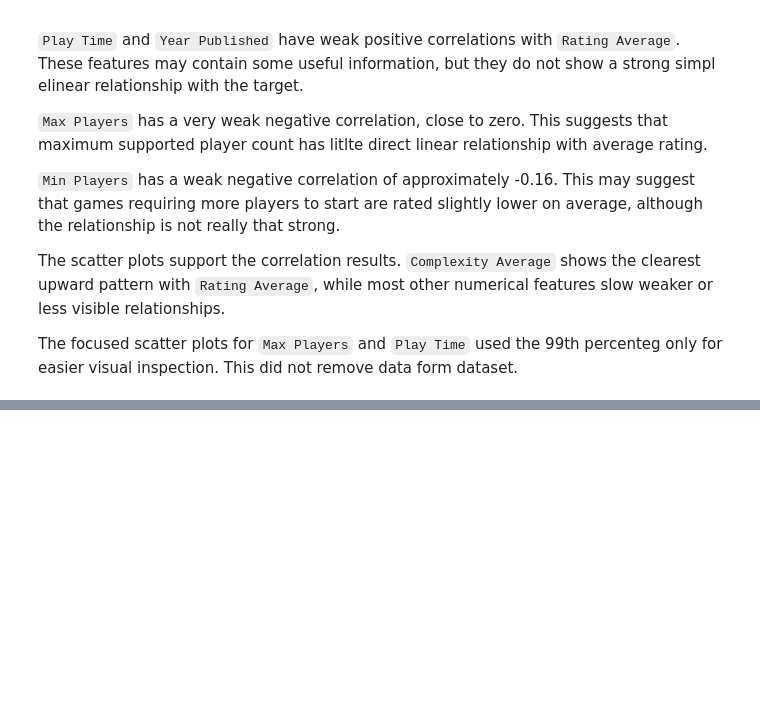
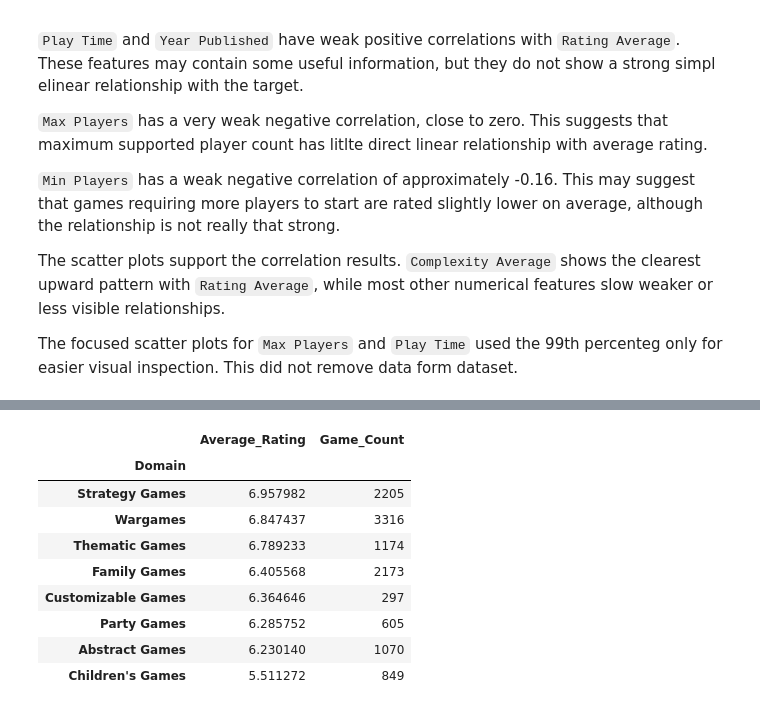
Before and after one commit to Agnogh/board-game-rating-predictor, a Jupyter notebook: notebooks/03_exploratory_data_analysis.ipynb, the cells around one changed output, grey strips where cells are left out. Drawn from its saved outputs; the diff is of its cells as text; code cells hidden in the pictures; blank space fills up the shorter version.

```diff
--- a/notebooks/03_exploratory_data_analysis.ipynb
+++ b/notebooks/03_exploratory_data_analysis.ipynb
@@ -557,0 +737,48 @@ The focused scatter plots for `Max Players` and `Play Time` used the 99th percen
+# %%
+# Create a temporary table where every game can appear once per domain
+domain_rating_data = (
+    df_eda[
+        [
+            "Name",
+            "Rating Average",
+            "Domains"
+        ]
+    ]
+    .assign(Domain=df_eda["Domains"].str.split(","))
+    .explode("Domain")
+)
+
+# Clear spaces around domain names
+domain_rating_data["Domain"] = domain_rating_data["Domain"].str.strip()
+
+# Exclude Unknown domains
+domain_rating_data = domain_rating_data[
+    domain_rating_data["Domain"] != "Unknown"
+]
+
+# Calculate average rating and game count for aech domain
+domain_rating_summary = (
+    domain_rating_data
+    .groupby("Domain")
+    .agg(
+        Average_Rating=("Rating Average", "mean"),
+        Game_Count=("Name", "count")
+    )
+    .sort_values(
+        by="Average_Rating",
+        ascending=False
+    )
+)
+
+domain_rating_summary
+# %% [output]
+|  | Average_Rating | Game_Count |
+| Domain |  |  |
+| Strategy Games | 6.957982 | 2205 |
+| Wargames | 6.847437 | 3316 |
+| Thematic Games | 6.789233 | 1174 |
+| Family Games | 6.405568 | 2173 |
+| Customizable Games | 6.364646 | 297 |
+| Party Games | 6.285752 | 605 |
+| Abstract Games | 6.230140 | 1070 |
+| Children's Games | 5.511272 | 849 |
```
Also changed, not shown: parts of 12 cells of this notebook.
